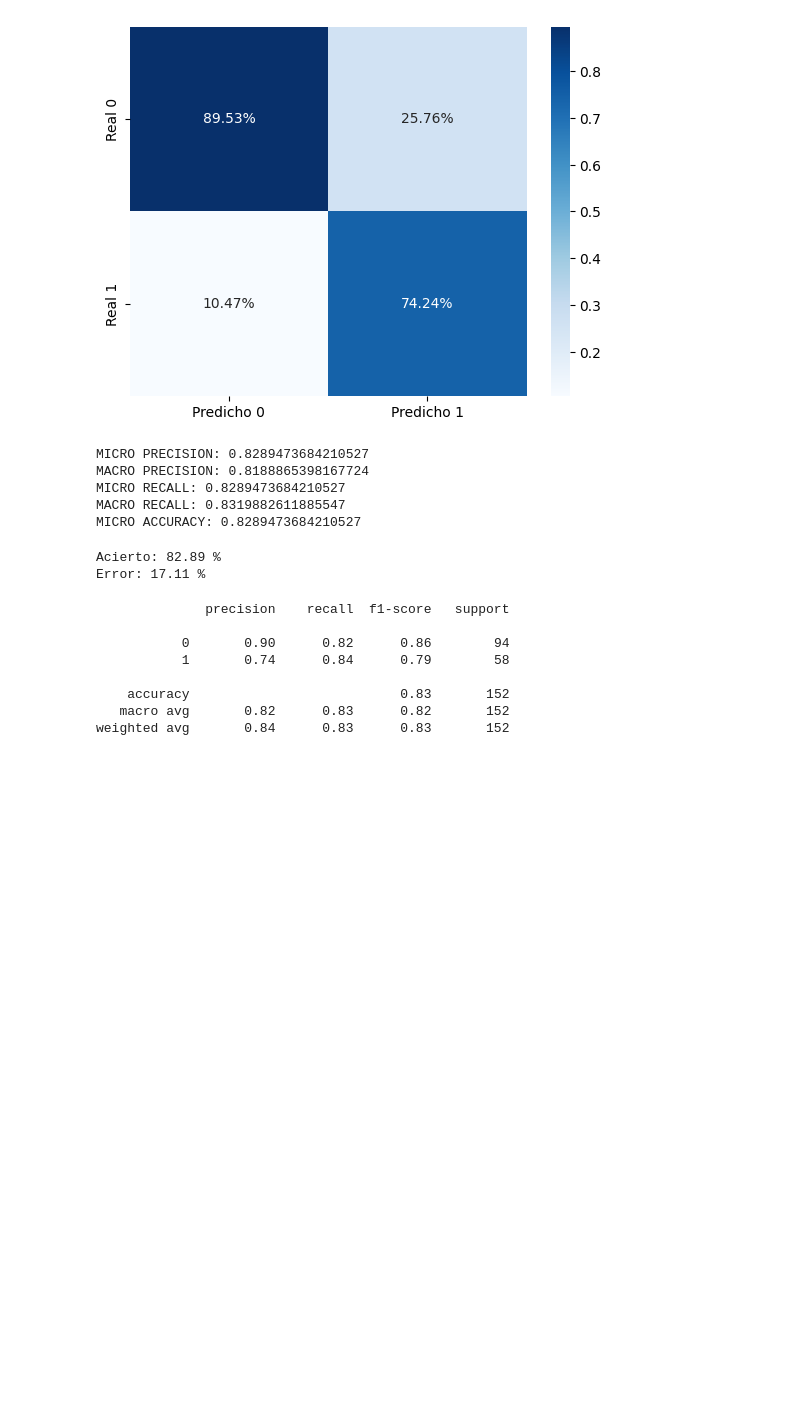
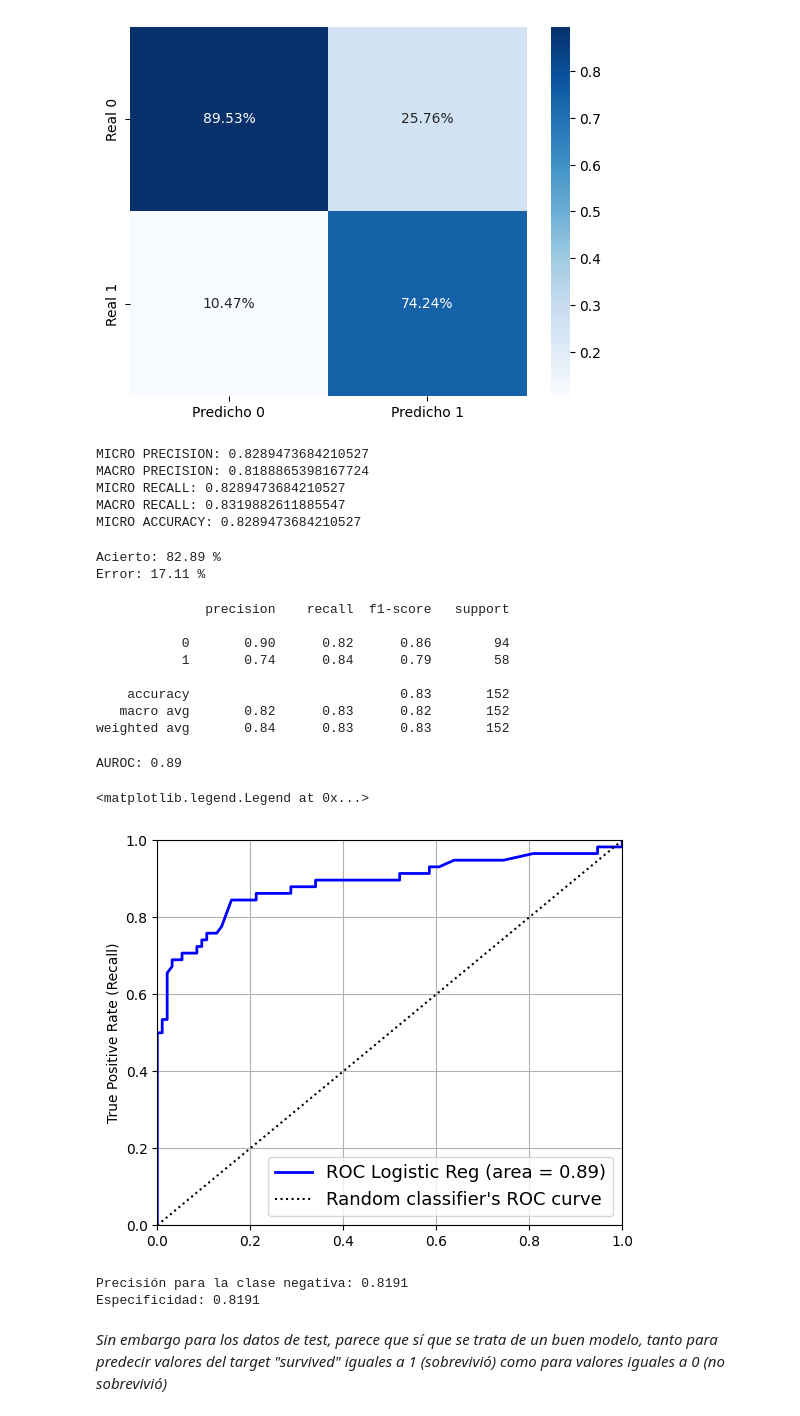
Before and after one commit to Anttt4/ONLINE_DS_THEBRIDGE_Antonio_Carreno_Jimenez, a Jupyter notebook: Sprint 10/Unidad 2/18_Practica_Obligatoria_Clasificacion_y_Regresion_Logistica.ipynb, the cells around one changed output. Drawn from its saved outputs; the diff is of its cells as text; code cells hidden in the pictures; blank space fills up the shorter version.

```diff
--- a/Sprint 10/Unidad 2/18_Practica_Obligatoria_Clasificacion_y_Regresion_Logistica.ipynb
+++ b/Sprint 10/Unidad 2/18_Practica_Obligatoria_Clasificacion_y_Regresion_Logistica.ipynb
@@ -1045,3 +1053,38 @@ print(classification_report(y_test, y_pred))
     accuracy                           0.83       152
    macro avg       0.82      0.83      0.82       152
 weighted avg       0.84      0.83      0.83       152
+# %%
+scores = clf.predict_proba(X_test)
+fpr, tpr, thresholds = roc_curve(y_test, scores[:,1])
+roc_auc = auc(fpr,tpr)
+print("AUROC: %.2f" %(roc_auc))
+plt.figure(figsize=(6, 5))
+plt.plot(fpr, tpr, linewidth=2, color= "blue", label=f"ROC Logistic Reg (area = {roc_auc:0.2f})")
+plt.plot([0, 1], [0, 1], 'k:', label="Random classifier's ROC curve")
+plt.ylabel('True Positive Rate (Recall)')
+plt.grid()
+plt.axis([0, 1, 0, 1])
+plt.legend(loc="lower right", fontsize=13)
+# %% [output]
+AUROC: 0.89
+<matplotlib.legend.Legend at 0x...>
+[figure, added]
+# %%
+# Vamos a calcular la precisión negativa y la especificidad para ver cómo de bueno es el modelo con los no supervivientes
+
+tn, fp, fn, tp = confusion_matrix(y_test, y_pred).ravel()
+
+# Calcular precisión para la clase negativa
+precision_negativa = tn / (tn + fp)
+
+# Calcular especificidad
+especificidad = tn / (tn + fp)
+
+# Mostrar los resultados
+print(f"Precisión para la clase negativa: {precision_negativa:.4f}")
+print(f"Especificidad: {especificidad:.4f}")
+# %% [output]
+Precisión para la clase negativa: 0.8191
+Especificidad: 0.8191
+# %% [markdown]
+*Sin embargo para los datos de test, parece que sí que se trata de un buen modelo, tanto para predecir valores del target "survived" iguales a 1 (sobrevivió) como para valores iguales a 0 (no sobrevivió)*
```
Also changed, not shown: parts of 12 cells of this notebook.
